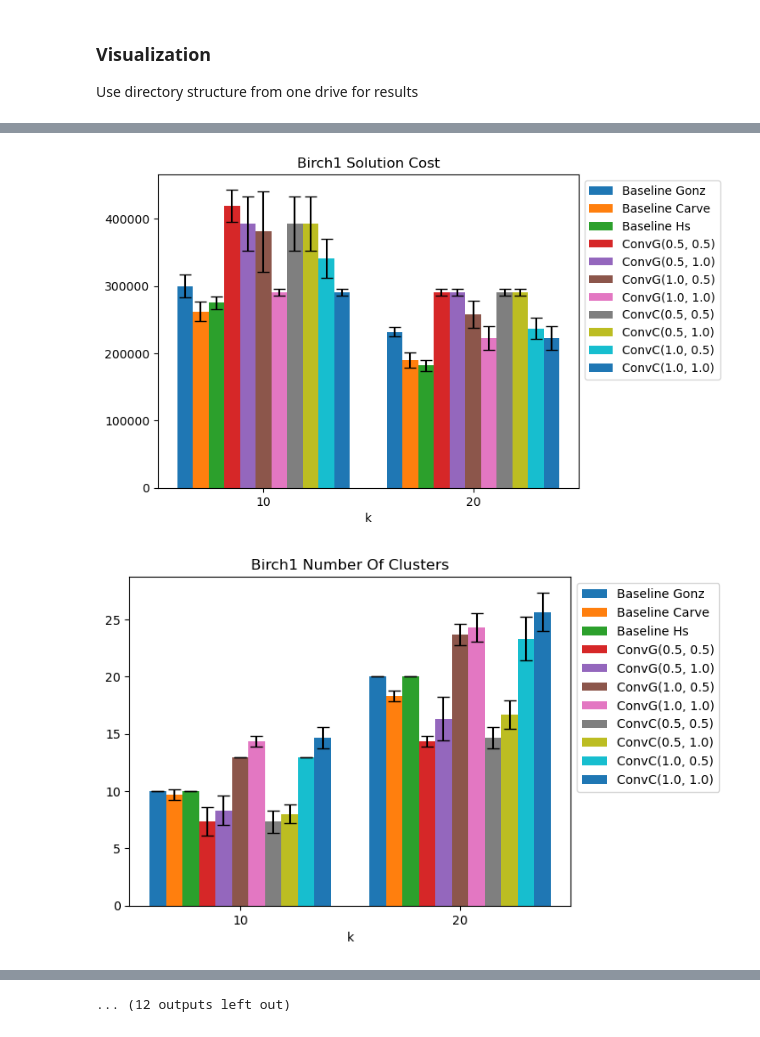
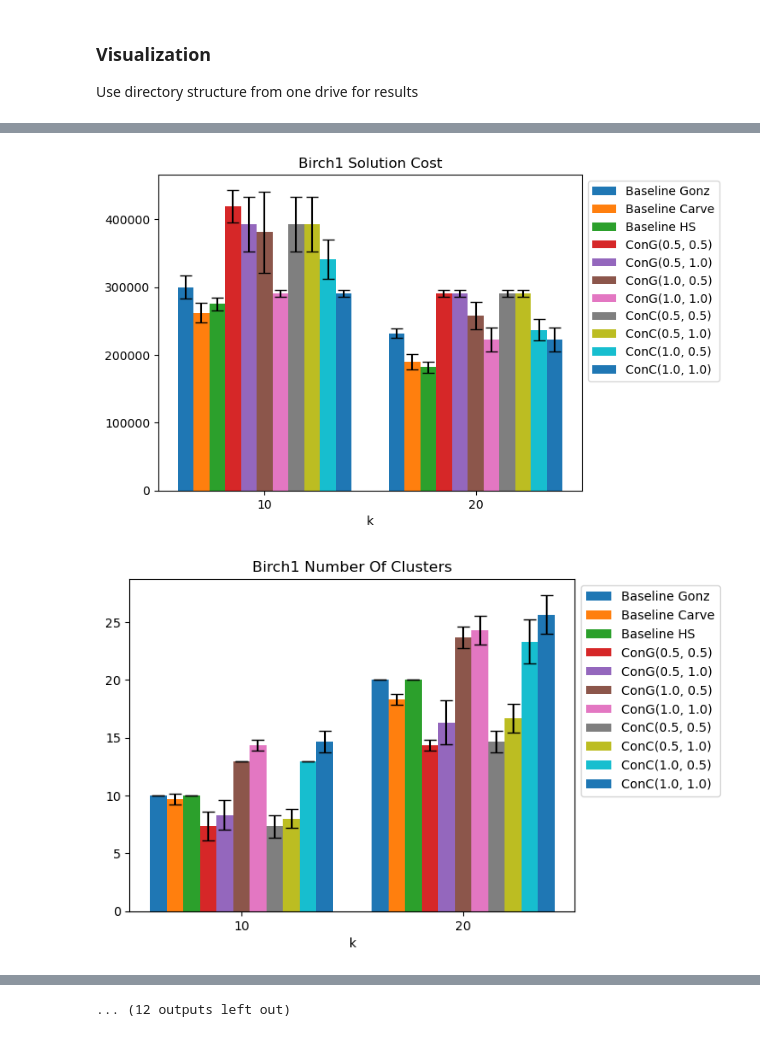
Before and after one commit to yoannalhc/comp5331-grp6, a Jupyter notebook: COMP5331_Project_refactored.ipynb, the cells around one changed output, grey strips where cells are left out. Cells and saved outputs as stored; diff of their text form; code cells hidden in the pictures.

```diff
--- a/COMP5331_Project_refactored.ipynb
+++ b/COMP5331_Project_refactored.ipynb
@@ -431,7 +431,7 @@ for ds_name, params in results.items():
 
             ds_result = pd.concat([ds_result, pd.DataFrame.from_records([{
                     "k": k,
-                    "algo": f"Baseline {model.title()}",
+                    "algo": f"Baseline {model.title().replace('Hs', 'HS')}",
                     "fraction_changed_mean": fraction_changed,
                     "fraction_changed_std": fraction_std,
                     "sol_cost_mean": sol_cost_mean,
@@ -441,7 +441,7 @@ for ds_name, params in results.items():
                 }])], ignore_index=True)
 
 
-            cluster_result[k][f"Baseline {model.title()}"] = {
+            cluster_result[k][f"Baseline {model.title().replace('Hs', 'HS')}"] = {
                         "fraction_of_points_changing_cluster": [fraction_mean, fraction_std],
                         "solution_cost": [sol_cost_mean, sol_cost_std],
                         "number_of_clusters": [num_cluster_mean, num_cluster_std]
@@ -480,14 +480,14 @@ for ds_name, params in results.items():
                     sol_cost_mean, sol_cost_std = np.mean(sol_cost_result_list, axis=0), np.std(sol_cost_result_list, axis=0)
                     num_cluster_mean, num_cluster_std = np.mean(num_cluster_result_list, axis=0), np.std(num_cluster_result_list, axis=0)
 
-                    cluster_result[k][f'Conv{model[0].title()}({a}, {b})'] = {
+                    cluster_result[k][f'Con{model[0].title()}({a}, {b})'] = {
                                 "fraction_of_points_changing_cluster": [fraction_mean, fraction_std],
                                 "solution_cost": [sol_cost_mean, sol_cost_std],
                                 "number_of_clusters": [num_cluster_mean, num_cluster_std]
                             }
                     ds_result = pd.concat([ds_result, pd.DataFrame.from_records([{
                     "k": k,
-                    "algo": f'Conv{model[0].title()}({a}, {b})',
+                    "algo": f'Con{model[0].title()}({a}, {b})',
                     "fraction_changed_mean": fraction_changed,
                     "fraction_changed_std": fraction_std,
                     "sol_cost_mean": sol_cost_mean,
@@ -552,2 +552,2 @@ for ds_name, params in results.items():
-[figure, old version]
+[figure, new version]
-[figure, old version]
+[figure, new version]
```
Also changed, not shown: parts of 1 cell of this notebook.
